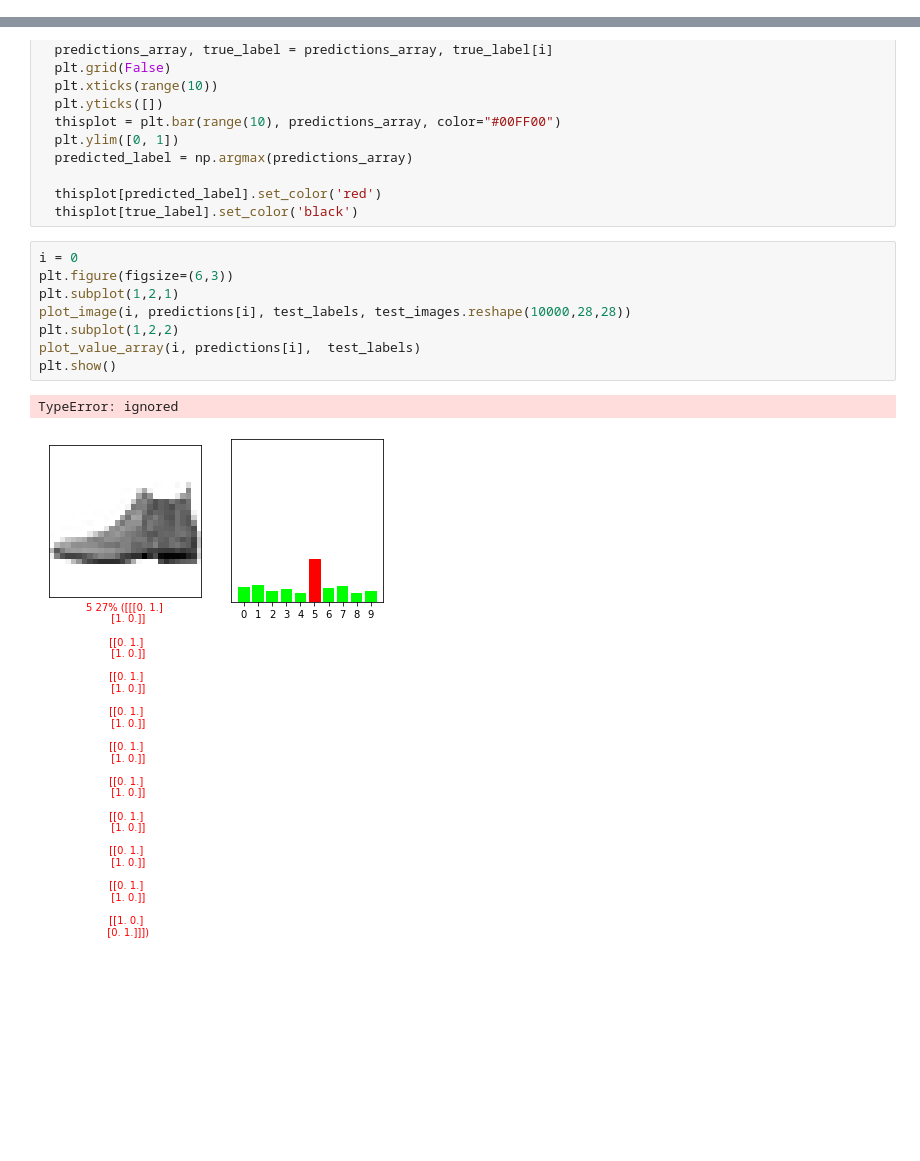
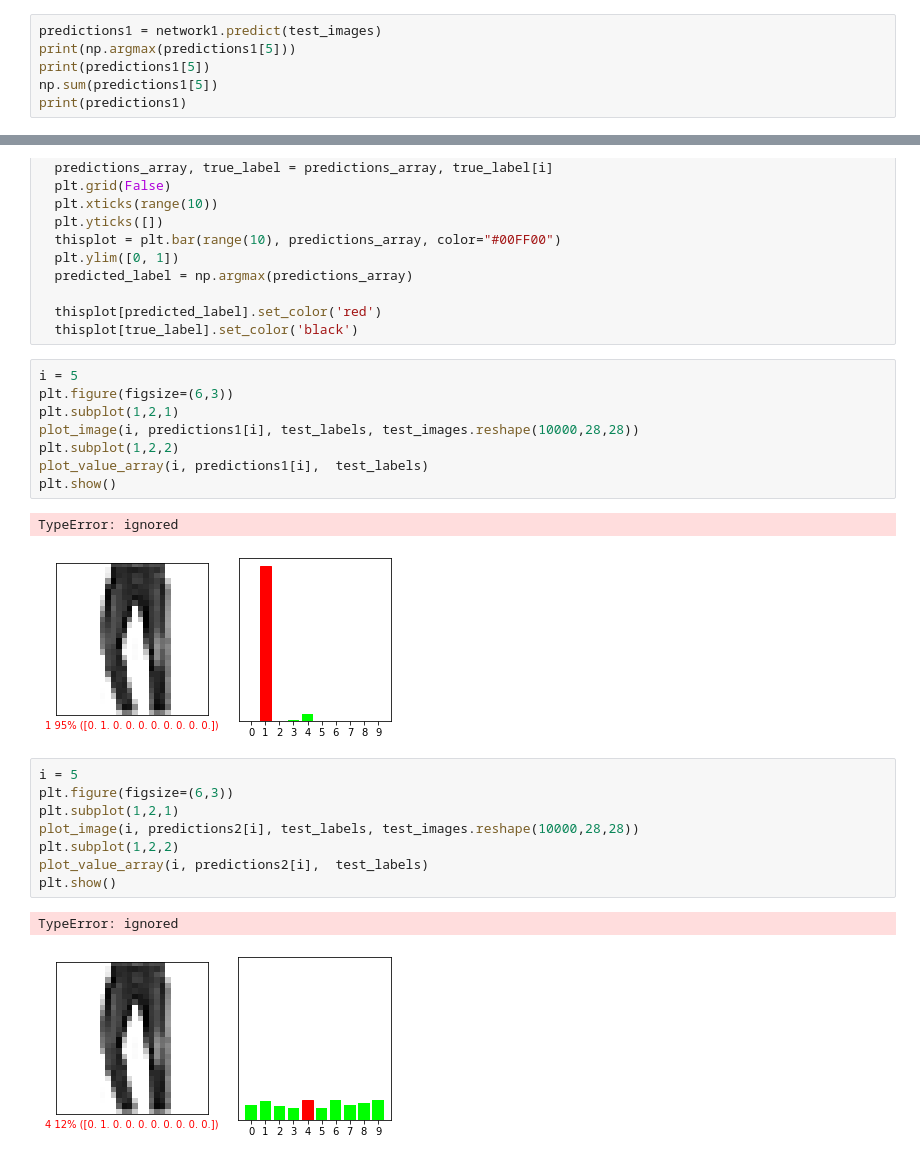
Before and after one commit to anamunoz01/AA_PRACTICA1_GRUPO_10, a Jupyter notebook: Practica1.ipynb, the cells around one changed output, grey strips where cells are left out. Saved outputs shown, nothing was run; the diff lists cells and outputs as text; blank space fills up the shorter version.

```diff
--- a/Practica1.ipynb
+++ b/Practica1.ipynb
@@ -454,0 +449,6 @@ print(predictions)
+# %%
+predictions1 = network1.predict(test_images)
+print(np.argmax(predictions1[5]))
+print(predictions1[5])
+np.sum(predictions1[5])
+print(predictions1)
@@ -484,13 +552,24 @@ def plot_value_array(i, predictions_array, true_label):
   thisplot[predicted_label].set_color('red')
   thisplot[true_label].set_color('black')
 # %%
-i = 0
+i = 5
 plt.figure(figsize=(6,3))
 plt.subplot(1,2,1)
-plot_image(i, predictions[i], test_labels, test_images.reshape(10000,28,28))
+plot_image(i, predictions1[i], test_labels, test_images.reshape(10000,28,28))
 plt.subplot(1,2,2)
-plot_value_array(i, predictions[i],  test_labels)
+plot_value_array(i, predictions1[i],  test_labels)
 plt.show()
 # %% [output]
 TypeError: ignored
-[figure, old version]
+[figure, new version]
+# %%
+i = 5
+plt.figure(figsize=(6,3))
+plt.subplot(1,2,1)
+plot_image(i, predictions2[i], test_labels, test_images.reshape(10000,28,28))
+plt.subplot(1,2,2)
+plot_value_array(i, predictions2[i],  test_labels)
+plt.show()
+# %% [output]
+TypeError: ignored
+[figure, added]
```
Also changed, not shown: parts of 13 cells of this notebook.
